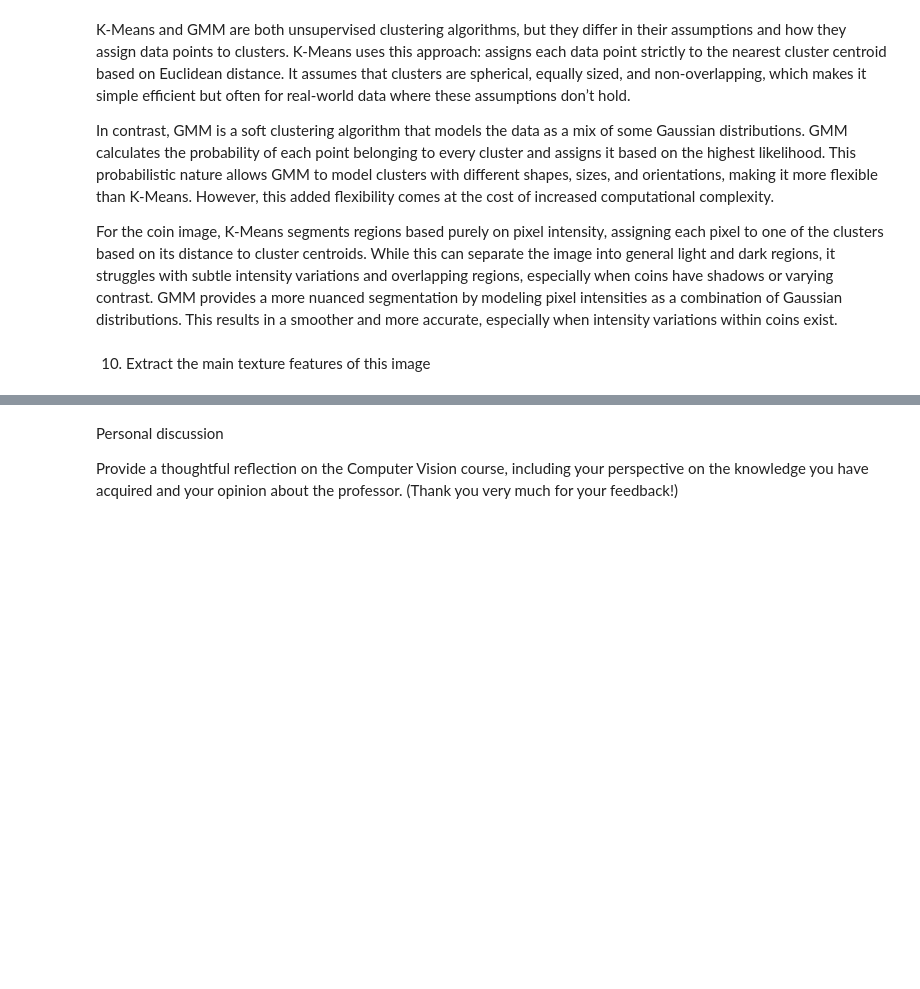
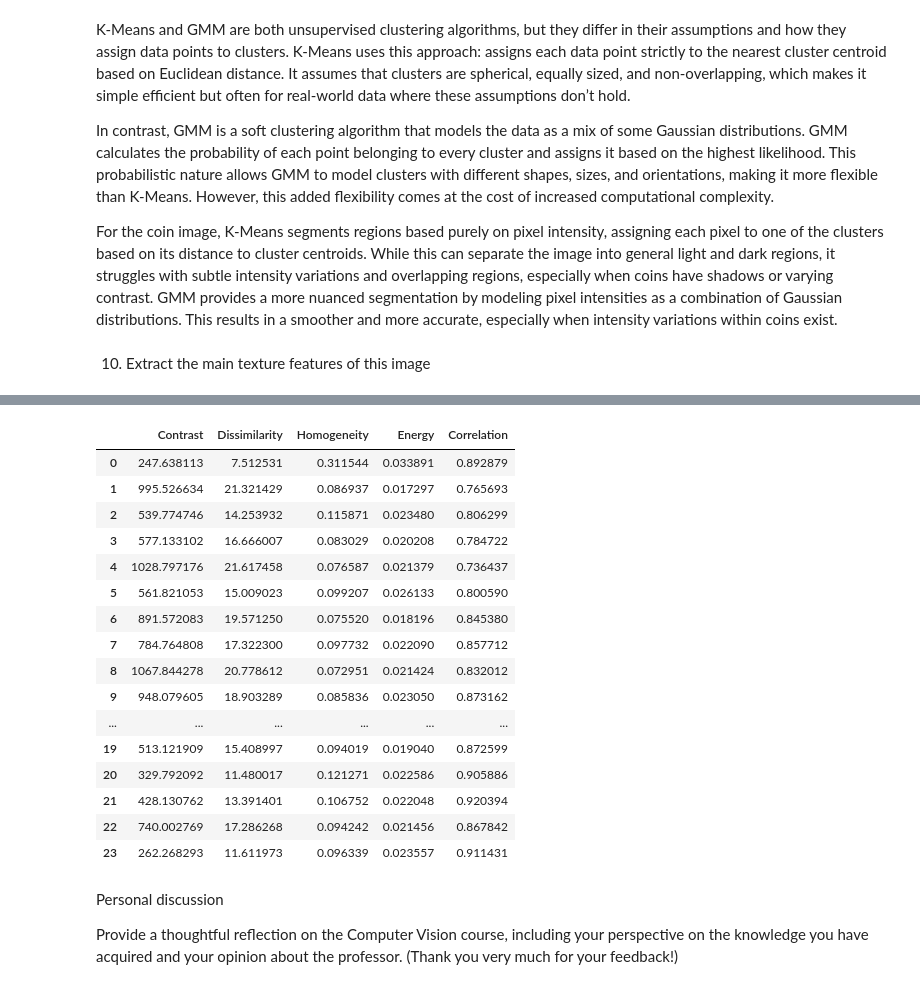
Before and after one commit to MarinaIMadh/Computer_Vision, a Jupyter notebook: Exam/exam_solution.ipynb, the cells around one changed output, grey strips where cells are left out. Drawn from its saved outputs; the diff is of its cells as text; code cells hidden in the pictures; blank space fills up the shorter version.

```diff
--- a/Exam/exam_solution.ipynb
+++ b/Exam/exam_solution.ipynb
@@ -413,3 +353,48 @@ plt.show()
+# %%
+from skimage.feature.texture import graycomatrix, graycoprops
+
+props = sk.measure.regionprops(label_image, intensity_image=coins)
+
+nregions = len(props)
+props_texture = np.zeros((nregions, 5))
+
+for iregion, p in enumerate(props):
+    minr, minc, maxr, maxc = p.bbox
+    I = coins[minr:maxr, minc:maxc]
+
+    if I.size == 0 or np.all(I == I[0, 0]):
+        continue
+
+    g = graycomatrix(I, [1], [0], levels=256, normed=True, symmetric=True)
+
+    props_texture[iregion, 0] = graycoprops(g, 'contrast')[0, 0]
+    props_texture[iregion, 1] = graycoprops(g, 'dissimilarity')[0, 0]
+    props_texture[iregion, 2] = graycoprops(g, 'homogeneity')[0, 0]
+    props_texture[iregion, 3] = graycoprops(g, 'energy')[0, 0]
+    props_texture[iregion, 4] = graycoprops(g, 'correlation')[0, 0]
+
+# Create DataFrame and export to Excel
+df = pd.DataFrame(props_texture, columns=['Contrast', 'Dissimilarity', 'Homogeneity', 'Energy', 'Correlation'])
+df.to_excel("Texture_features.xlsx", index=False)
+df
+# %% [output]
+|  | Contrast | Dissimilarity | Homogeneity | Energy | Correlation |
+| 0 | 247.638113 | 7.512531 | 0.311544 | 0.033891 | 0.892879 |
+| 1 | 995.526634 | 21.321429 | 0.086937 | 0.017297 | 0.765693 |
+| 2 | 539.774746 | 14.253932 | 0.115871 | 0.023480 | 0.806299 |
+| 3 | 577.133102 | 16.666007 | 0.083029 | 0.020208 | 0.784722 |
+| 4 | 1028.797176 | 21.617458 | 0.076587 | 0.021379 | 0.736437 |
+| 5 | 561.821053 | 15.009023 | 0.099207 | 0.026133 | 0.800590 |
+| 6 | 891.572083 | 19.571250 | 0.075520 | 0.018196 | 0.845380 |
+| 7 | 784.764808 | 17.322300 | 0.097732 | 0.022090 | 0.857712 |
+| 8 | 1067.844278 | 20.778612 | 0.072951 | 0.021424 | 0.832012 |
+| 9 | 948.079605 | 18.903289 | 0.085836 | 0.023050 | 0.873162 |
+| ... | ... | ... | ... | ... | ... |
+| 19 | 513.121909 | 15.408997 | 0.094019 | 0.019040 | 0.872599 |
+| 20 | 329.792092 | 11.480017 | 0.121271 | 0.022586 | 0.905886 |
+| 21 | 428.130762 | 13.391401 | 0.106752 | 0.022048 | 0.920394 |
+| 22 | 740.002769 | 17.286268 | 0.094242 | 0.021456 | 0.867842 |
+| 23 | 262.268293 | 11.611973 | 0.096339 | 0.023557 | 0.911431 |
 # %% [markdown]
 
 Personal discussion
```
Also changed, not shown: parts of 1 cell of this notebook.
